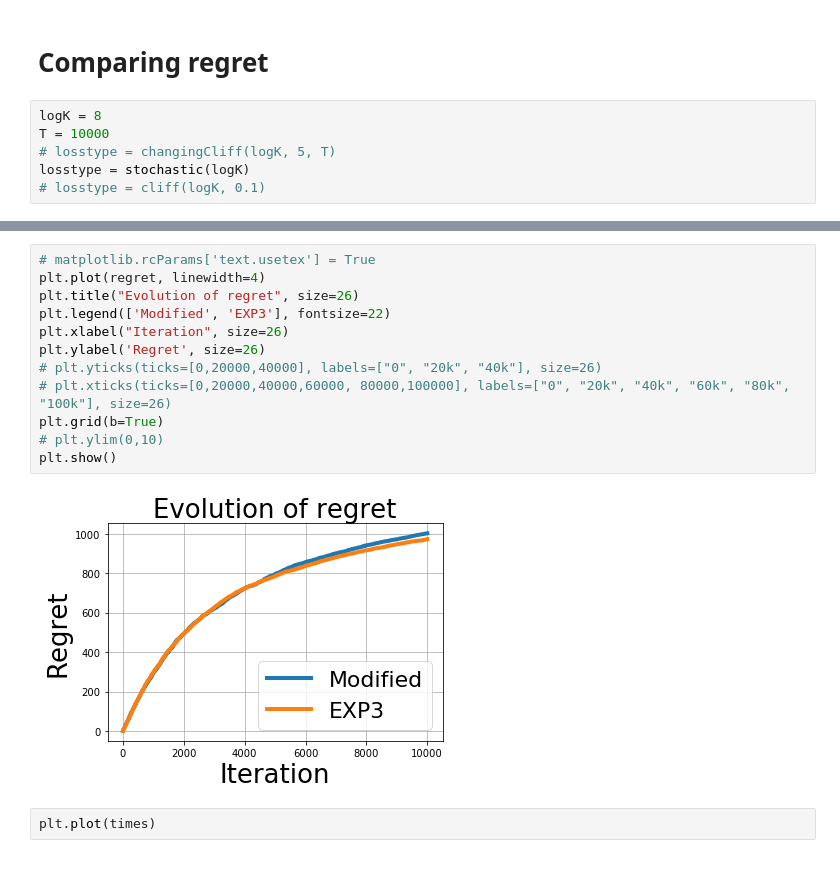
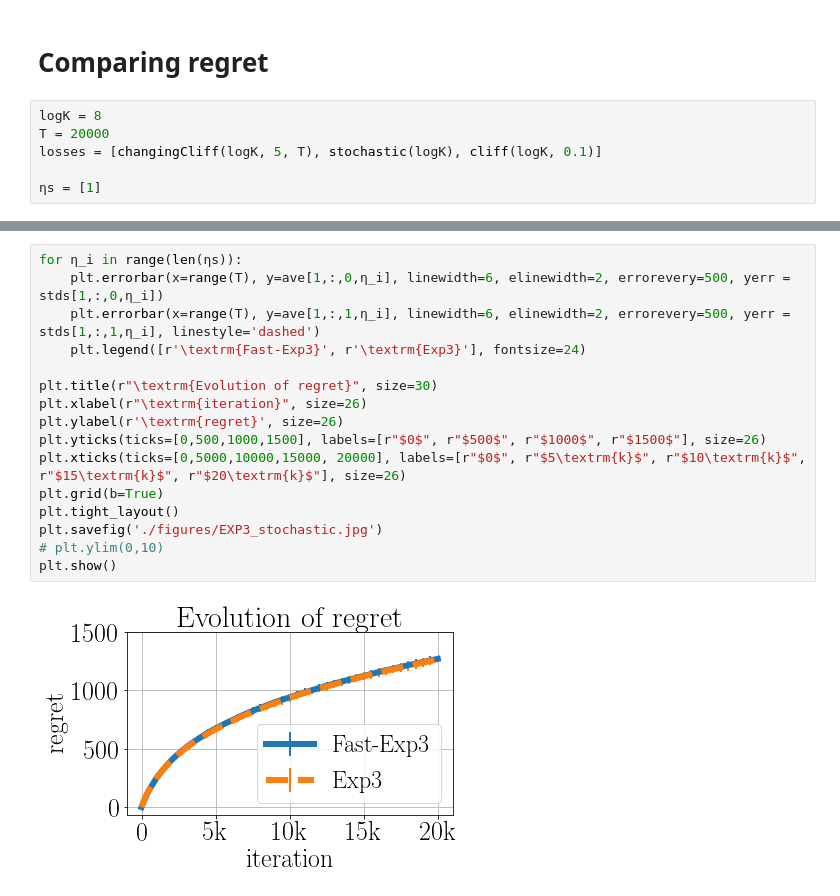
Before and after one commit to PatrikGerber/Rejection-sampling, a Jupyter notebook: Bandits.ipynb, the cells around one changed output, grey strips where cells are left out. Saved outputs shown, nothing was run; the diff lists cells and outputs as text; blank space fills up the shorter version.

```diff
--- a/Bandits.ipynb
+++ b/Bandits.ipynb
@@ -267,8 +274,8 @@ plt.ylim(0,10)
 # Comparing regret
 # %%
 logK = 8
-T = 10000
-# losstype = changingCliff(logK, 5, T)
-losstype = stochastic(logK)
-# losstype = cliff(logK, 0.1)
+T = 20000
+losses = [changingCliff(logK, 5, T), stochastic(logK), cliff(logK, 0.1)]
+
+ηs = [1]
 # %%
@@ -301,16 +320,18 @@ for t in range(T):
-# %%
-# matplotlib.rcParams['text.usetex'] = True
-plt.plot(regret, linewidth=4)
-plt.title("Evolution of regret", size=26)
-plt.legend(['Modified', 'EXP3'], fontsize=22)
-plt.xlabel("Iteration", size=26)
-plt.ylabel('Regret', size=26)
-# plt.yticks(ticks=[0,20000,40000], labels=["0", "20k", "40k"], size=26)
-# plt.xticks(ticks=[0,20000,40000,60000, 80000,100000], labels=["0", "20k", "40k", "60k", "80k", "100k"], size=26)
-plt.grid(b=True)
-# plt.ylim(0,10)
-plt.show()
-# %% [output]
-[figure, removed]
-# %%
-plt.plot(times)
+# %%
+for η_i in range(len(ηs)):
+    plt.errorbar(x=range(T), y=ave[1,:,0,η_i], linewidth=6, elinewidth=2, errorevery=500, yerr = stds[1,:,0,η_i])
+    plt.errorbar(x=range(T), y=ave[1,:,1,η_i], linewidth=6, elinewidth=2, errorevery=500, yerr = stds[1,:,1,η_i], linestyle='dashed')
+    plt.legend([r'\textrm{Fast-Exp3}', r'\textrm{Exp3}'], fontsize=24)
+
+plt.title(r"\textrm{Evolution of regret}", size=30)
+plt.xlabel(r"\textrm{iteration}", size=26)
+plt.ylabel(r'\textrm{regret}', size=26)
+plt.yticks(ticks=[0,500,1000,1500], labels=[r"$0$", r"$500$", r"$1000$", r"$1500$"], size=26)
+plt.xticks(ticks=[0,5000,10000,15000, 20000], labels=[r"$0$", r"$5\textrm{k}$", r"$10\textrm{k}$", r"$15\textrm{k}$", r"$20\textrm{k}$"], size=26)
+plt.grid(b=True)
+plt.tight_layout()
+plt.savefig('./figures/EXP3_stochastic.jpg')
+# plt.ylim(0,10)
+plt.show()
+# %% [output]
+[figure, added]
```
Also changed, not shown: parts of 7 cells of this notebook, 3 other files.
